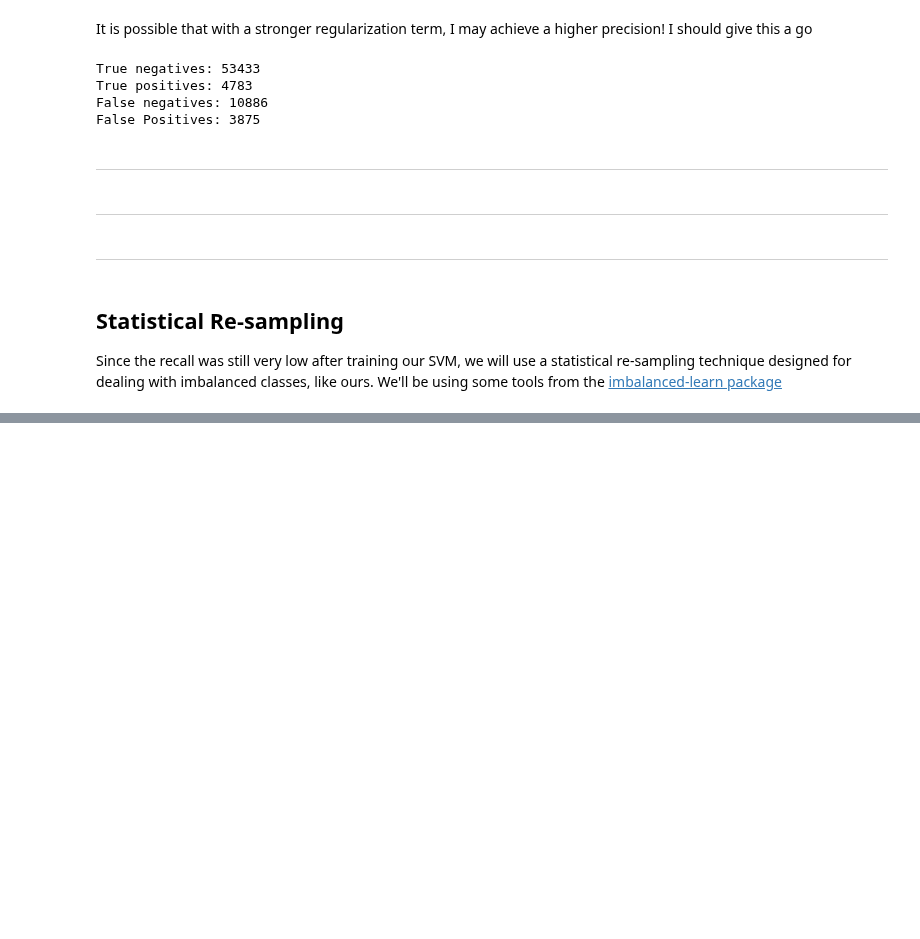
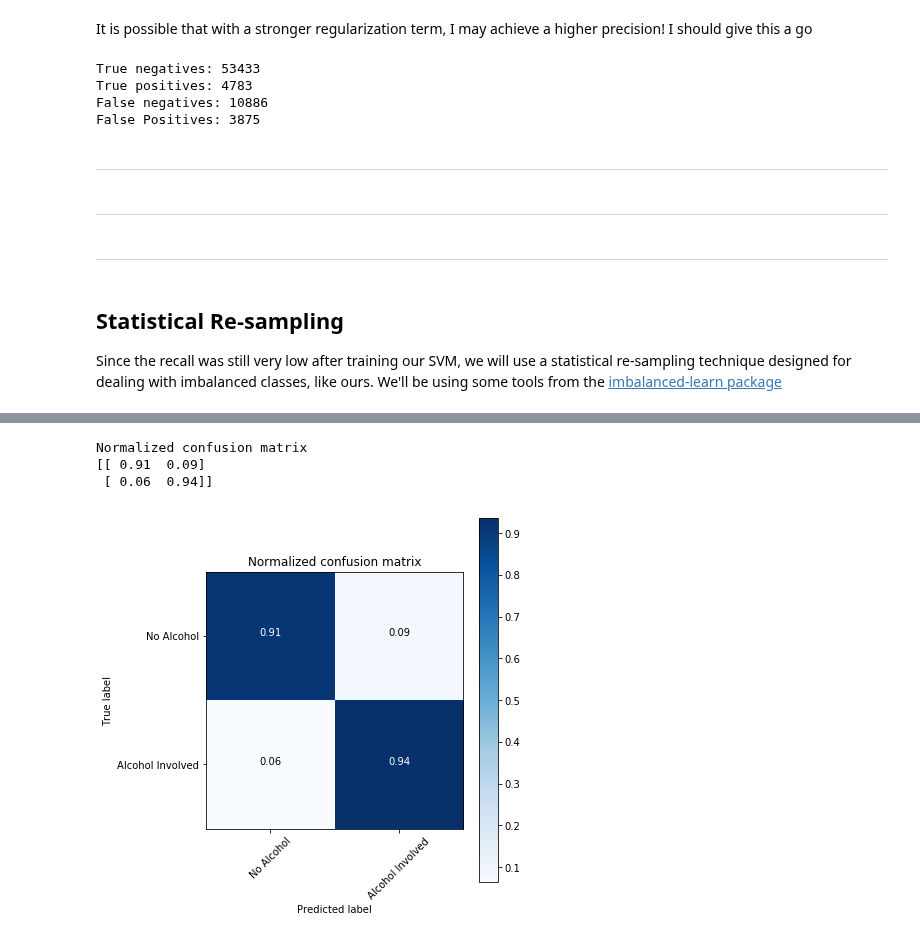
Before and after one commit to collinprather/Big-Data-Ignite-2018, a Jupyter notebook: Support_Vector_Machines/SVM_scratch.ipynb, the cells around one changed output, grey strips where cells are left out. Drawn from its saved outputs; the diff is of its cells as text; code cells hidden in the pictures; blank space fills up the shorter version.

```diff
--- a/Support_Vector_Machines/SVM_scratch.ipynb
+++ b/Support_Vector_Machines/SVM_scratch.ipynb
@@ -278,0 +261,14 @@ plt.show()
+# %%
+# Compute confusion matrix
+cm = confusion_matrix(y_test, y_pred)
+np.set_printoptions(precision=2)
+
+# Plot normalized confusion matrix
+plt.figure(figsize=(6,6))
+plot_confusion_matrix(cm, classes=['No Alcohol', 'Alcohol Involved'], normalize=True,
+                      title='Normalized confusion matrix')
+# %% [output]
+Normalized confusion matrix
+[[ 0.91  0.09]
+ [ 0.06  0.94]]
+[figure, added]
```
Also changed, not shown: parts of 18 cells of this notebook, 14 other files.
